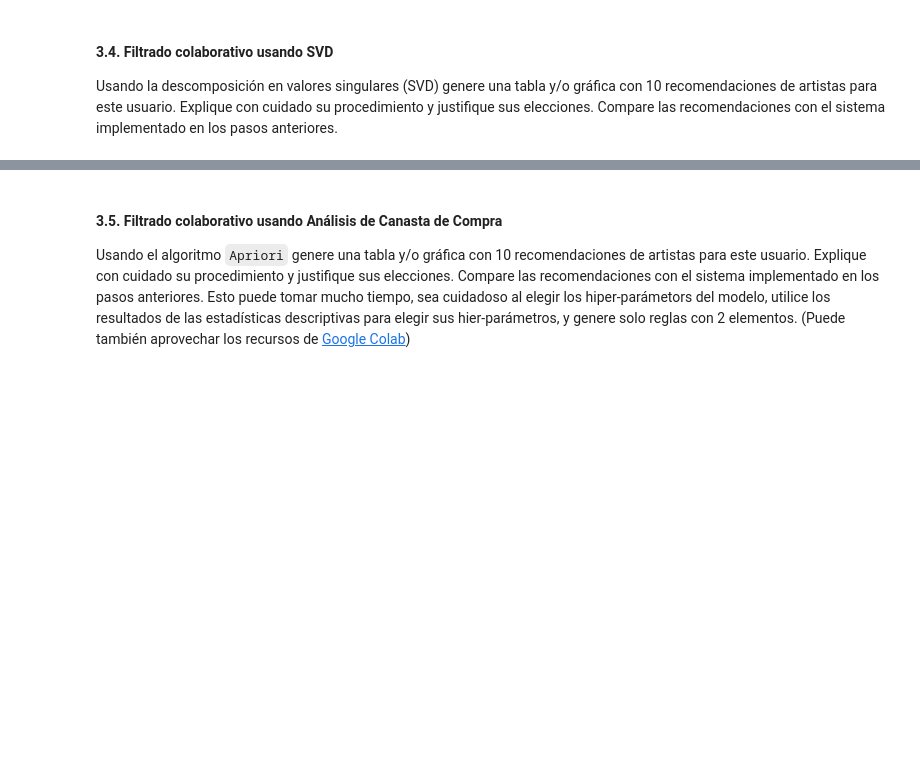
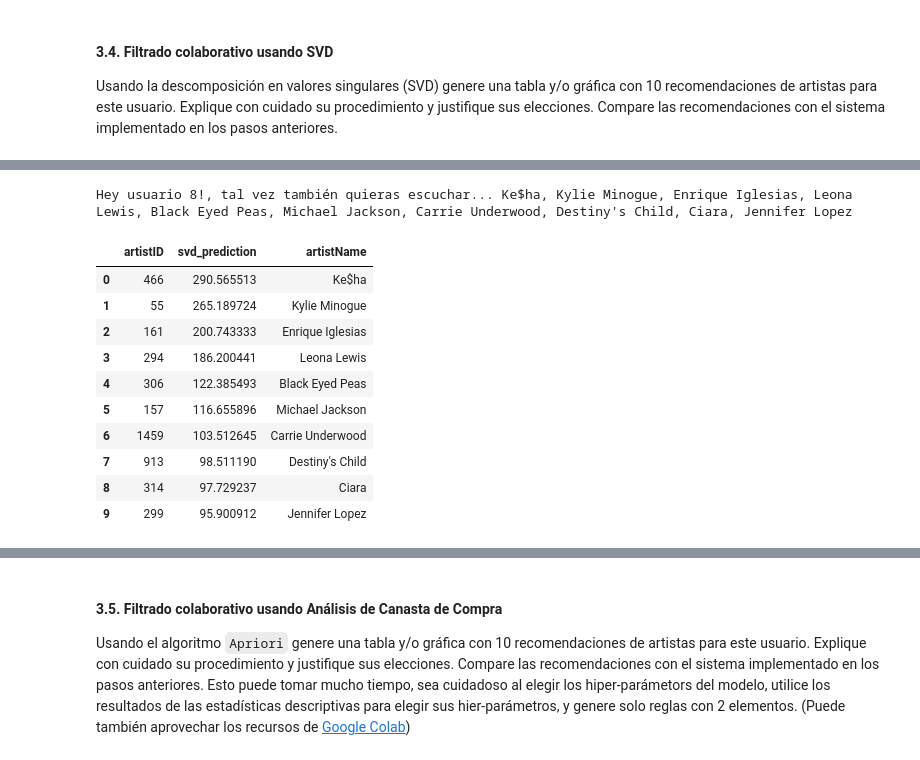
Before and after one commit to dayroncj/Unsupervised, a Jupyter notebook: S5_LC_Taller_Colab.ipynb, the cells around one changed output, grey strips where cells are left out. Drawn from its saved outputs; the diff is of its cells as text; code cells hidden in the pictures; blank space fills up the shorter version.

```diff
--- a/S5_LC_Taller_Colab.ipynb
+++ b/S5_LC_Taller_Colab.ipynb
@@ -359,0 +443,29 @@ Usando la descomposición en valores singulares (SVD) genere una tabla y/o gráf
+# %%
+# Buscamos el índice en la matríz de recomendaciones a partir del índice de filas en la matríz original a la que pertenece el usuario objetivo
+user_row = users_artists_svd.index.get_loc(8)
+
+# Buscamos las recomendaciones para el usuario objetivo y las ordenamos de mayor a menor
+user_8_recomm_4 = recomm_4.iloc[user_row].sort_values(ascending=False).reset_index().rename(columns={6: 'svd_prediction'})
+
+# Excluimos de la lista anterior los artistas que el usuario 8 ya ha escuchado
+user_8_recomm_4_artists = user_8_recomm_4[~user_8_recomm_4['artistID'].isin(user_8_ordered_artists['artistID'])]
+
+# ... y nos quedamos con los 10 más populares para recomendárselos.
+user_8_recomm_4_artists = user_8_recomm_4_artists[:10]
+user_8_recomm_4_artists = user_8_recomm_4_artists.merge(artists, on="artistID", how="left")
+
+print(f"Hey usuario 8!, tal vez también quieras escuchar... {', '.join(user_8_recomm_4_artists['artistName'])}")
+user_8_recomm_4_artists.head(10)
+# %% [output]
+Hey usuario 8!, tal vez también quieras escuchar... Ke$ha, Kylie Minogue, Enrique Iglesias, Leona Lewis, Black Eyed Peas, Michael Jackson, Carrie Underwood, Destiny's Child, Ciara, Jennifer Lopez
+|  | artistID | svd_prediction | artistName |
+| 0 | 466 | 290.565513 | Ke$ha |
+| 1 | 55 | 265.189724 | Kylie Minogue |
+| 2 | 161 | 200.743333 | Enrique Iglesias |
+| 3 | 294 | 186.200441 | Leona Lewis |
+| 4 | 306 | 122.385493 | Black Eyed Peas |
+| 5 | 157 | 116.655896 | Michael Jackson |
+| 6 | 1459 | 103.512645 | Carrie Underwood |
+| 7 | 913 | 98.511190 | Destiny's Child |
+| 8 | 314 | 97.729237 | Ciara |
+| 9 | 299 | 95.900912 | Jennifer Lopez |
```
Also changed, not shown: parts of 8 cells of this notebook.
